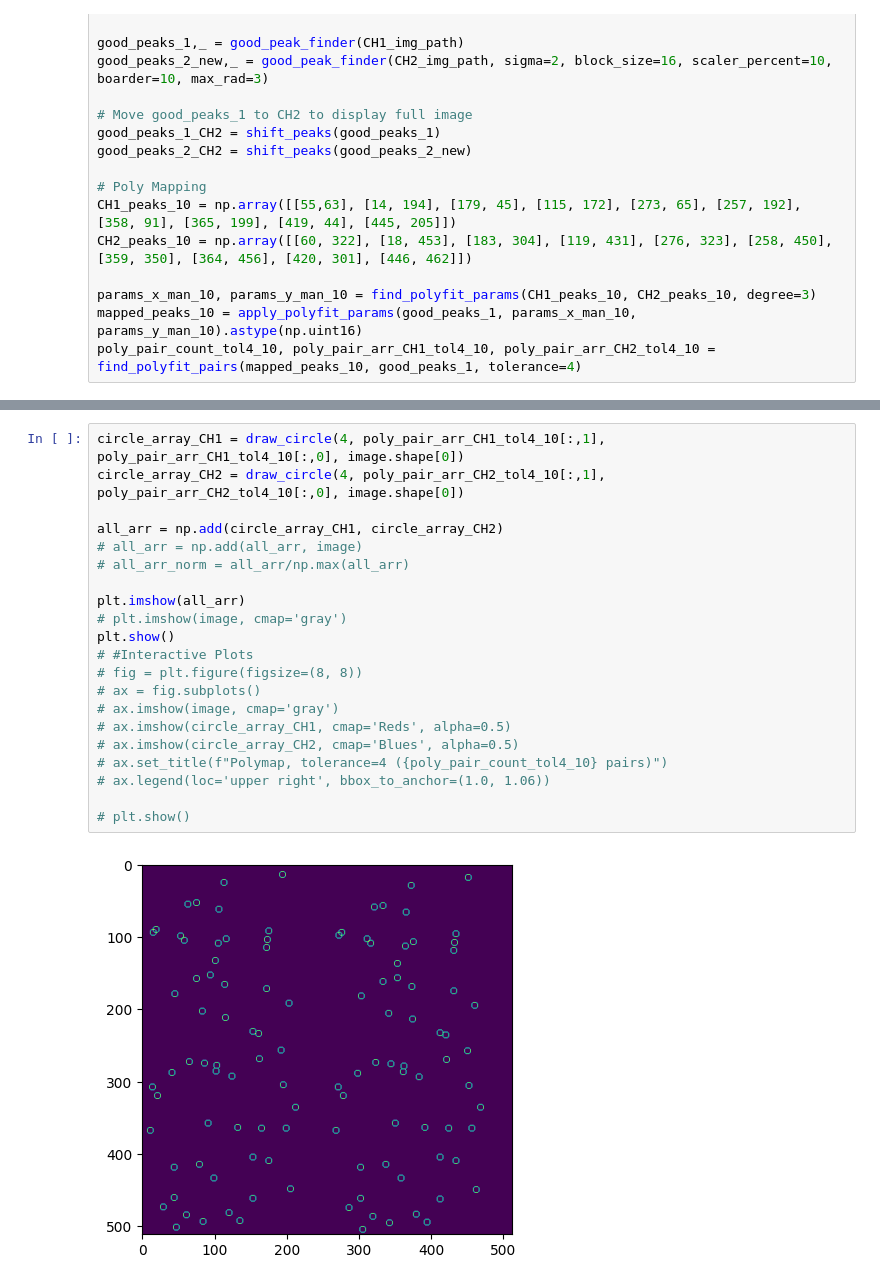
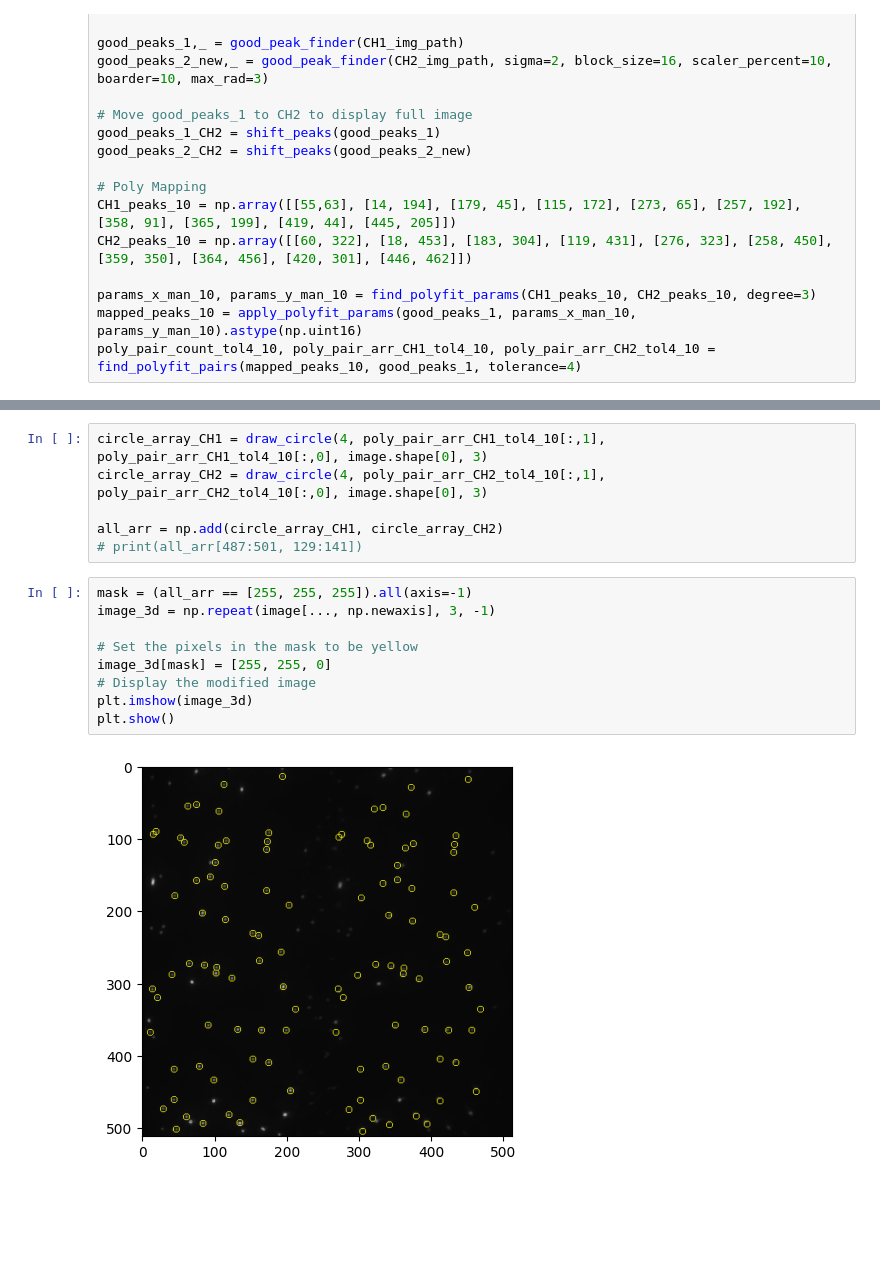
Before and after one commit to ljhason/smImaging-Exploration, a Jupyter notebook: Peaks Plots/circle.ipynb, the cells around one changed output, grey strips where cells are left out. Cells and saved outputs as stored; diff of their text form; blank space fills up the shorter version.

```diff
--- a/Peaks Plots/circle.ipynb
+++ b/Peaks Plots/circle.ipynb
@@ -90,23 +98,17 @@ Maximum element value in total_arr:255.0
-# %%
-circle_array_CH1 = draw_circle(4, poly_pair_arr_CH1_tol4_10[:,1], poly_pair_arr_CH1_tol4_10[:,0], image.shape[0])
-circle_array_CH2 = draw_circle(4, poly_pair_arr_CH2_tol4_10[:,1], poly_pair_arr_CH2_tol4_10[:,0], image.shape[0])
-
-all_arr = np.add(circle_array_CH1, circle_array_CH2)
-# all_arr = np.add(all_arr, image)
-# all_arr_norm = all_arr/np.max(all_arr)
-
-plt.imshow(all_arr)
-# plt.imshow(image, cmap='gray')
-plt.show()
-# #Interactive Plots
-# fig = plt.figure(figsize=(8, 8))
-# ax = fig.subplots()
-# ax.imshow(image, cmap='gray')
-# ax.imshow(circle_array_CH1, cmap='Reds', alpha=0.5)
-# ax.imshow(circle_array_CH2, cmap='Blues', alpha=0.5)
-# ax.set_title(f"Polymap, tolerance=4 ({poly_pair_count_tol4_10} pairs)")
-# ax.legend(loc='upper right', bbox_to_anchor=(1.0, 1.06))
-
-# plt.show()
-# %% [output]
-[figure, removed]
+# %%
+circle_array_CH1 = draw_circle(4, poly_pair_arr_CH1_tol4_10[:,1], poly_pair_arr_CH1_tol4_10[:,0], image.shape[0], 3)
+circle_array_CH2 = draw_circle(4, poly_pair_arr_CH2_tol4_10[:,1], poly_pair_arr_CH2_tol4_10[:,0], image.shape[0], 3)
+
+all_arr = np.add(circle_array_CH1, circle_array_CH2)
+# print(all_arr[487:501, 129:141])
+# %%
+mask = (all_arr == [255, 255, 255]).all(axis=-1)
+image_3d = np.repeat(image[..., np.newaxis], 3, -1)
+
+# Set the pixels in the mask to be yellow
+image_3d[mask] = [255, 255, 0]
+# Display the modified image
+plt.imshow(image_3d)
+plt.show()
+# %% [output]
+[figure, added]
```
Also changed, not shown: parts of 5 cells of this notebook, 10 other files.
